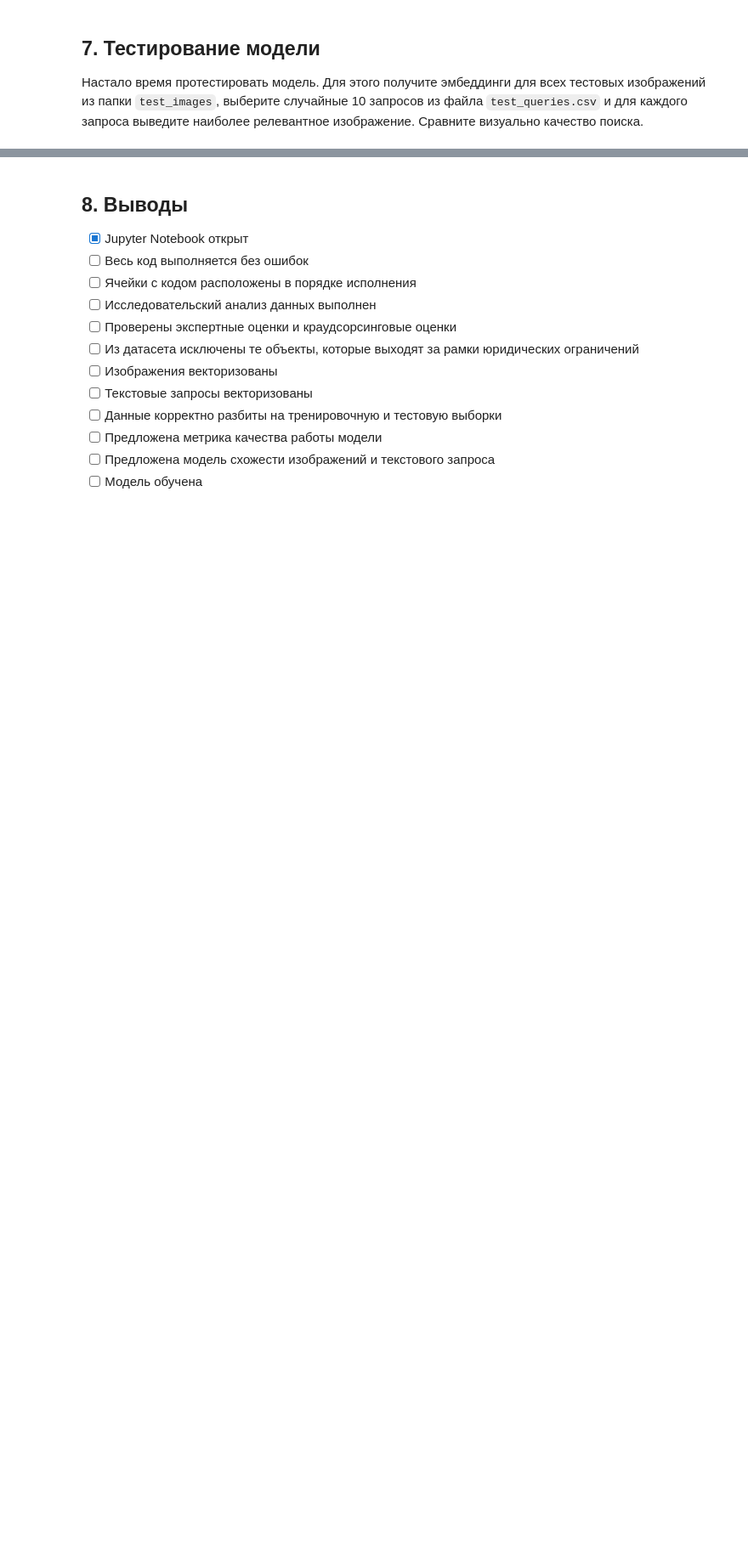
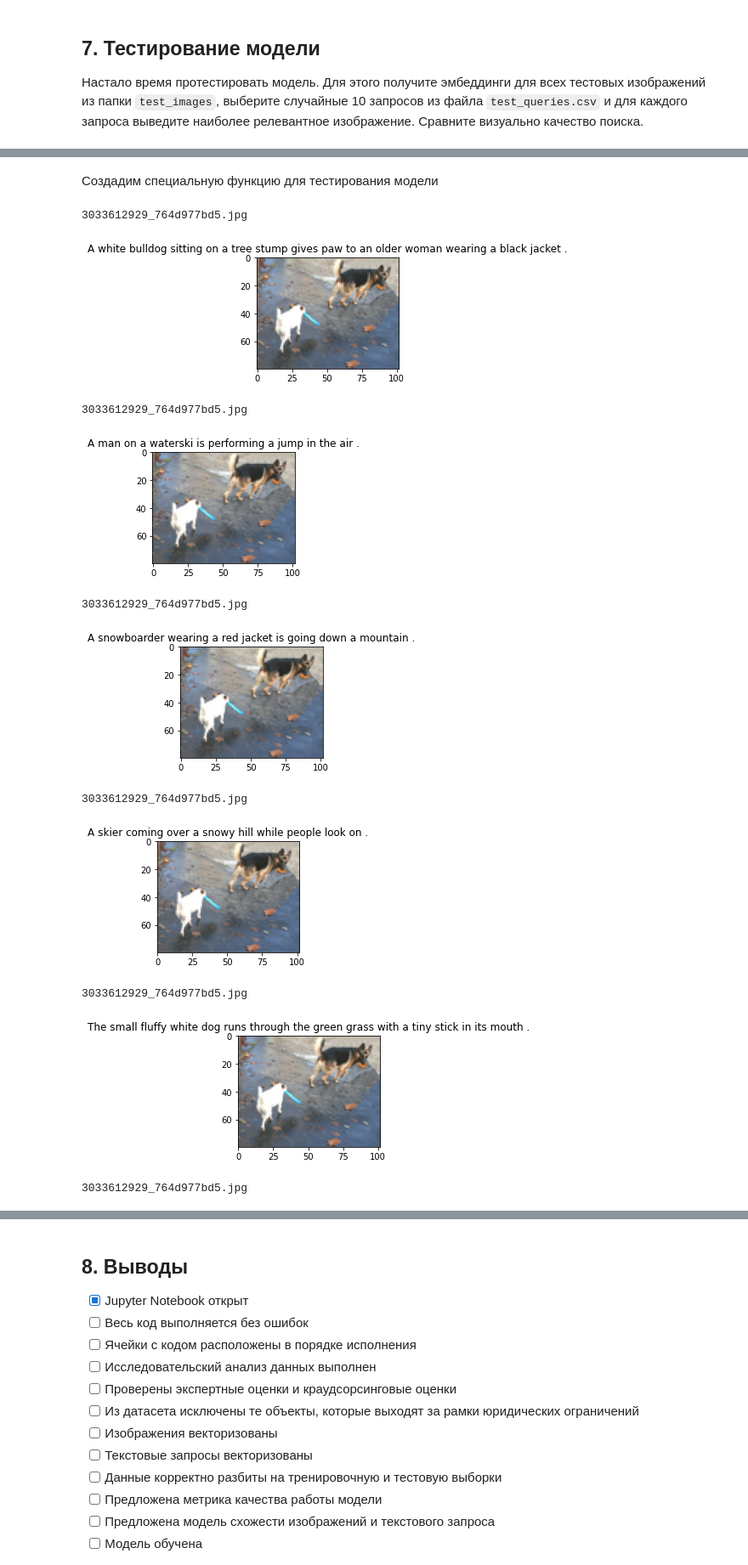
Before and after one commit to akrasnov87/project4, a Jupyter notebook: 7d06bc6b-1477-4e0b-b653-e8eb505aa175.ipynb, the cells around one changed output, grey strips where cells are left out. Shown at 85% size. Drawn from its saved outputs; the diff is of its cells as text; code cells hidden in the pictures; blank space fills up the shorter version.

```diff
--- a/7d06bc6b-1477-4e0b-b653-e8eb505aa175.ipynb
+++ b/7d06bc6b-1477-4e0b-b653-e8eb505aa175.ipynb
@@ -779,0 +874,59 @@ Epoch 10                 Training Loss: 0.32265492996942763              Validat
+# %% [markdown]
+Создадим специальную функцию для тестирования модели
+# %%
+def func(txt):
+    """
+    Функция для поиска изображений
+
+    Параметры:
+    ----------
+    txt: string - описание изображения
+    """
+    if ban(txt):
+        print('This image is anavailable in your country in compliance with local laws')
+        return
+
+    vec = text2vector(txt)
+
+    # создадим данные для модели
+    data = []
+    images = []
+
+    for key in image_vectors.keys():
+        img = image_vectors[key]
+
+        data.append(np.concatenate((vec, img)))
+        images.append(key)
+
+    with torch.no_grad():
+        preds = models(torch.FloatTensor(data))
+
+        idx = preds.numpy().argmax(axis=0)[0]
+        print(images[idx])
+
+    img = Image.open(TEST_IMAGE_FOLDER + f'/{images[idx]}')
+    baseheight = 80
+    wpercent = (baseheight/float(img.size[1]))
+    wsize = int((float(img.size[0])*float(wpercent)))
+    img = img.resize((wsize, baseheight))
+
+    fig = plt.figure(figsize=(3, 4))
+    ax = fig.add_subplot()
+    ax.imshow(img)
+    plt.title(txt)
+    plt.show()
+# %%
+for item in test_queries_csv[['query_text']].sample(10).values:
+    func(item[0])
+# %% [output]
+3033612929_764d977bd5.jpg
+[figure, added]
+3033612929_764d977bd5.jpg
+[figure, added]
+3033612929_764d977bd5.jpg
+[figure, added]
+3033612929_764d977bd5.jpg
+[figure, added]
+3033612929_764d977bd5.jpg
+[figure, added]
+3033612929_764d977bd5.jpg
```
Also changed, not shown: parts of 26 cells of this notebook.
